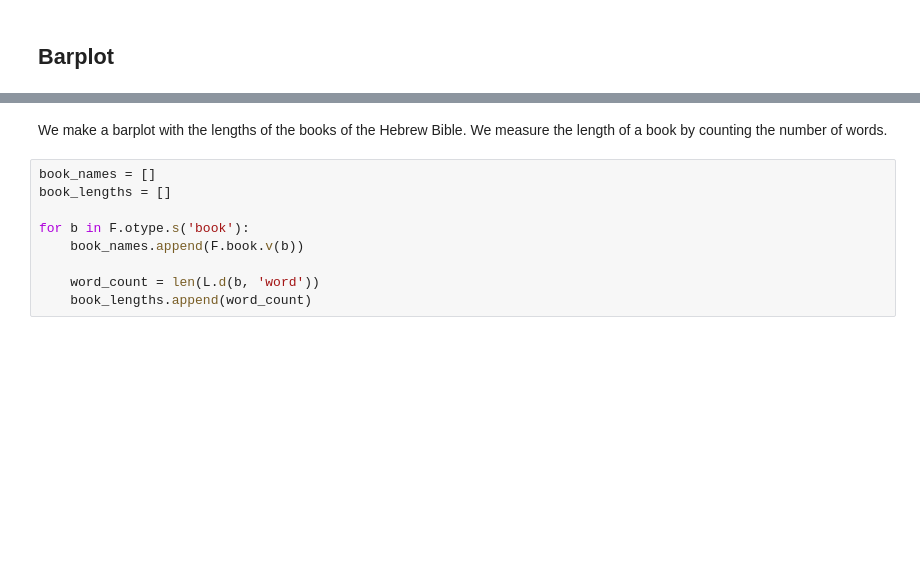
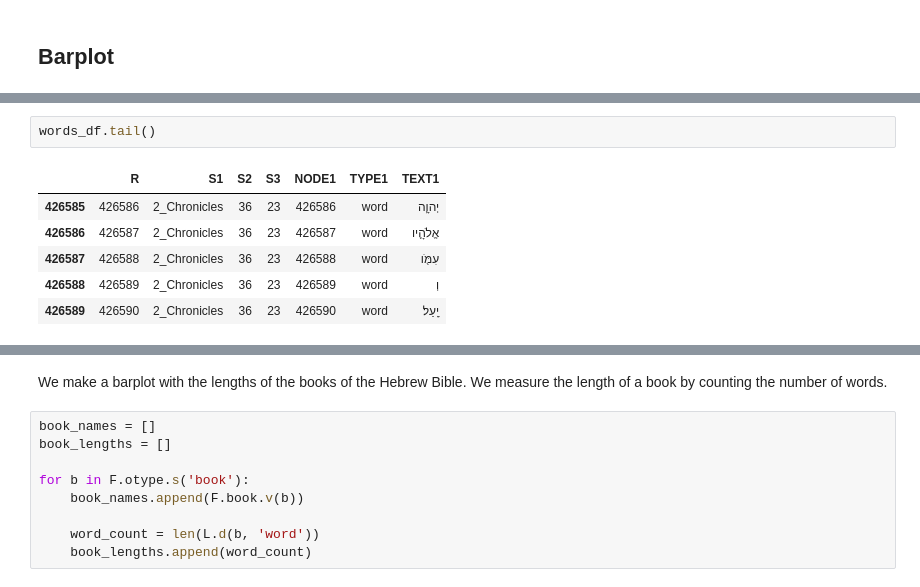
Before and after one commit to DT-UCPH/workshop_ancient_text_analysis, a Jupyter notebook: materials/meeting3_4_visualizations/vizualizations_with_seaborn.ipynb, the cells around one changed output, grey strips where cells are left out. Cells and saved outputs as stored; diff of their text form; blank space fills up the shorter version.

```diff
--- a/materials/meeting3_4_visualizations/vizualizations_with_seaborn.ipynb
+++ b/materials/meeting3_4_visualizations/vizualizations_with_seaborn.ipynb
@@ -271,0 +290,9 @@ ax = sns.boxplot(x="id",
+# %%
+words_df.tail()
+# %% [output]
+|  | R | S1 | S2 | S3 | NODE1 | TYPE1 | TEXT1 |
+| 426585 | 426586 | 2_Chronicles | 36 | 23 | 426586 | word | יְהוָ֧ה |
+| 426586 | 426587 | 2_Chronicles | 36 | 23 | 426587 | word | אֱלֹהָ֛יו |
+| 426587 | 426588 | 2_Chronicles | 36 | 23 | 426588 | word | עִמֹּ֖ו |
+| 426588 | 426589 | 2_Chronicles | 36 | 23 | 426589 | word | וְ |
+| 426589 | 426590 | 2_Chronicles | 36 | 23 | 426590 | word | יָֽעַל׃ |
```
Also changed, not shown: parts of 21 cells of this notebook, 4 other files.
